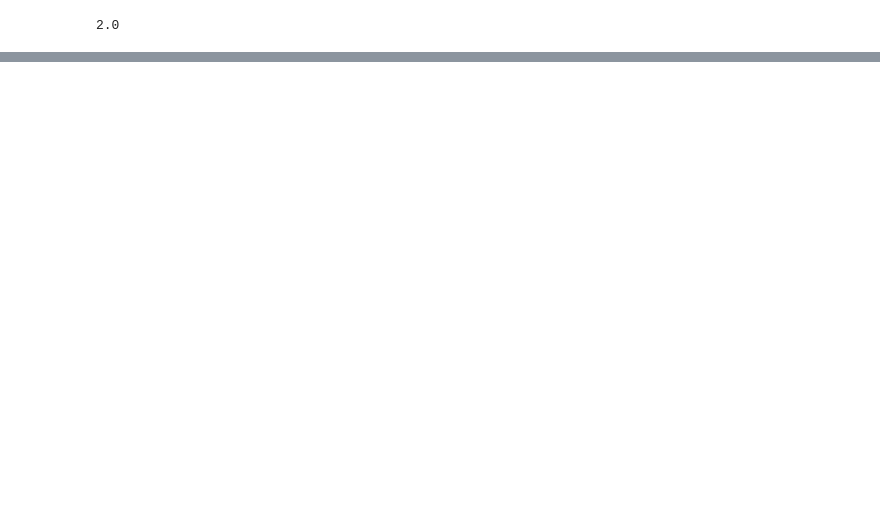
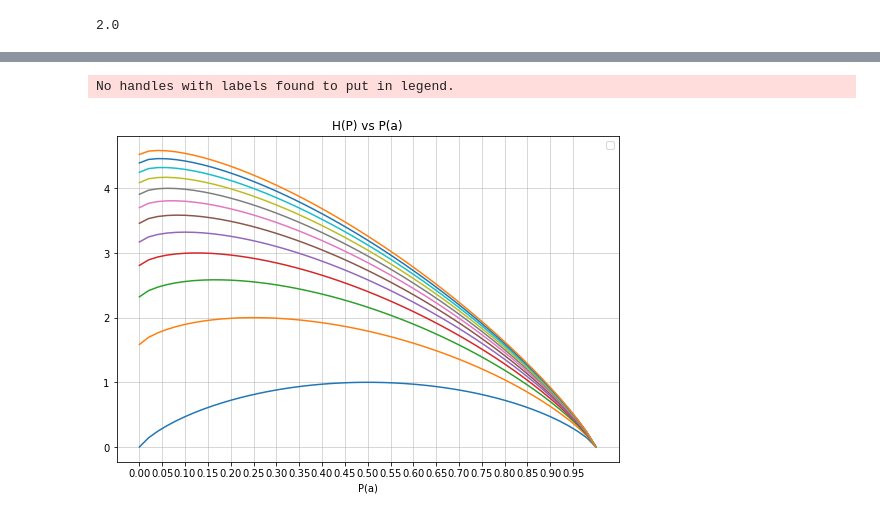
Before and after one commit to IsisChameleon/CSYS5030, a Jupyter notebook: week2.ipynb, the cells around one changed output, grey strips where cells are left out. Drawn from its saved outputs; the diff is of its cells as text; code cells hidden in the pictures; blank space fills up the shorter version.

```diff
--- a/week2.ipynb
+++ b/week2.ipynb
@@ -402,0 +515,13 @@ jointEntropy(jointProbabilities)
+# %%
+fig, axs = plt.subplots(1, 1, figsize=(9, 6))
+axs.grid(linestyle='-', linewidth=0.5)
+for c in range(2,26,2):
+    axs.plot(Pas, [ entropy(probabilityVector(pa, c)) for pa in Pas])
+axs.set_title('H(P) vs P(a)')
+axs.set_xticks(np.arange(0, 1, 0.05))
+axs.set_xlabel('P(a)')
+plt.legend()
+plt.show()
+# %% [output]
+No handles with labels found to put in legend.
+[figure, added]
```
Also changed, not shown: parts of 23 cells of this notebook, 3 other files.
